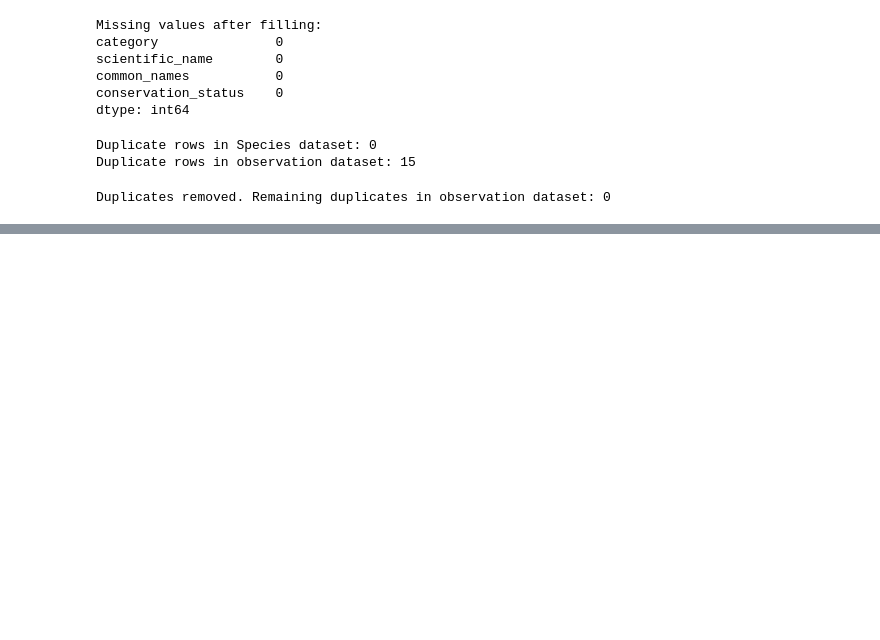
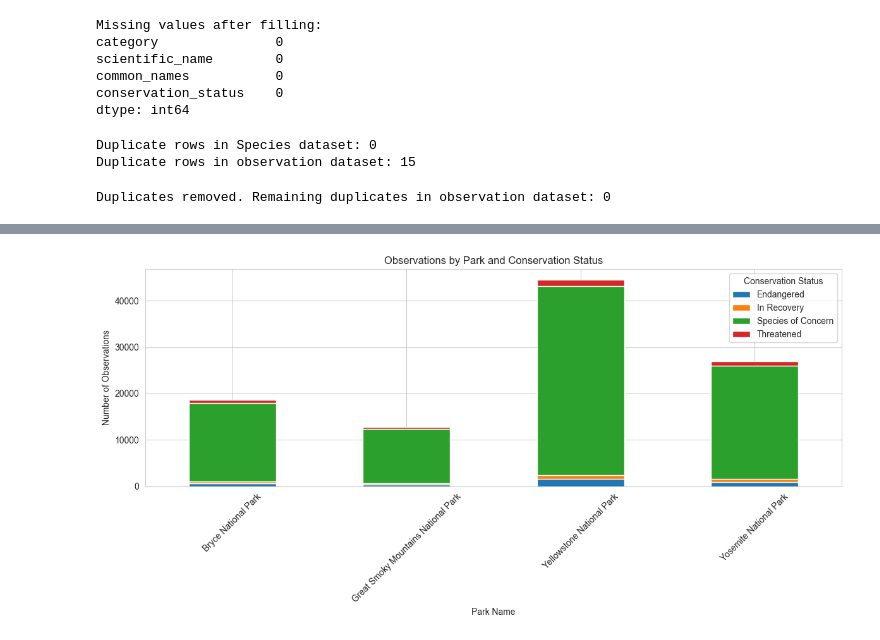
Before and after one commit to DCaputi001/National-Park-Biodiversity, a Jupyter notebook: biodiversity.ipynb, the cells around one changed output, grey strips where cells are left out. Cells and saved outputs as stored; diff of their text form; code cells hidden in the pictures; blank space fills up the shorter version.

```diff
--- a/biodiversity.ipynb
+++ b/biodiversity.ipynb
@@ -149,0 +202,22 @@ Duplicates removed. Remaining duplicates in observation dataset: 0
+# %%
+# We will use this data and merge bot datasets on the scientific_name column. This will ensure that sonservation statuses are included in the observations data.
+
+merged_data = observations.merge(species, on = "scientific_name")
+
+# Groupd the merged dataset by park name and conservation status
+
+park_status_observations = merged_data.groupby(['park_name', "conservation_status"])['observations'].sum().reset_index()
+
+#for better visualization I an pivoting the data so each park becomes a row and conservation status become columns
+pivot_data = park_status_observations.pivot(index = 'park_name', columns= 'conservation_status', values= 'observations').fillna(0)
+# %%
+#creating a stacked bar plot to show how observations are distributed by conservation status across parks:
+pivot_data.plot(kind='bar', stacked=True, figsize=(12, 6), title='Observations by Park and Conservation Status')
+plt.xlabel('Park Name')
+plt.ylabel('Number of Observations')
+plt.legend(title='Conservation Status')
+plt.xticks(rotation=45)
+plt.tight_layout()
+plt.show()
+# %% [output]
+[figure, added]
```
Also changed, not shown: parts of 4 cells of this notebook.
